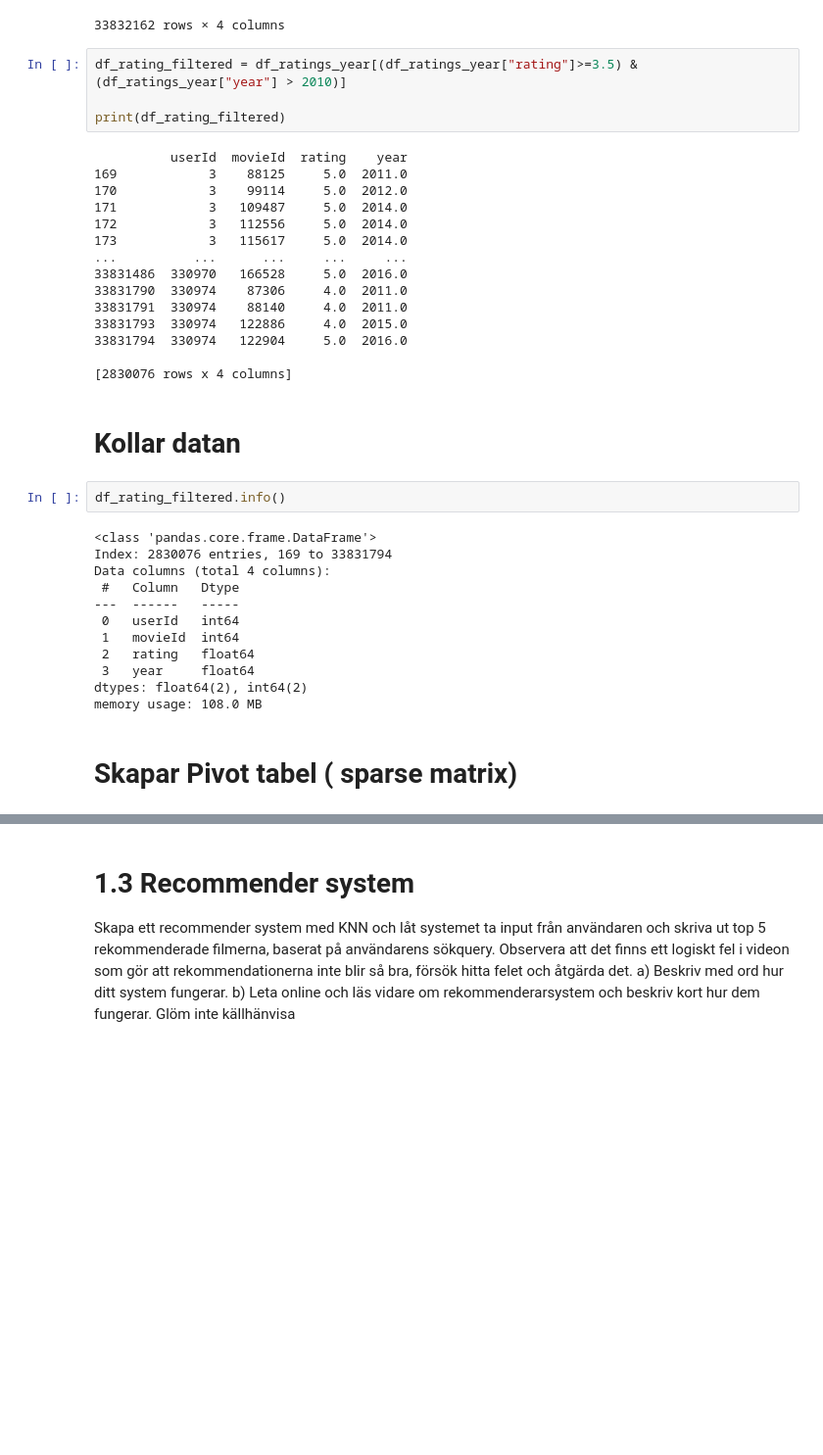
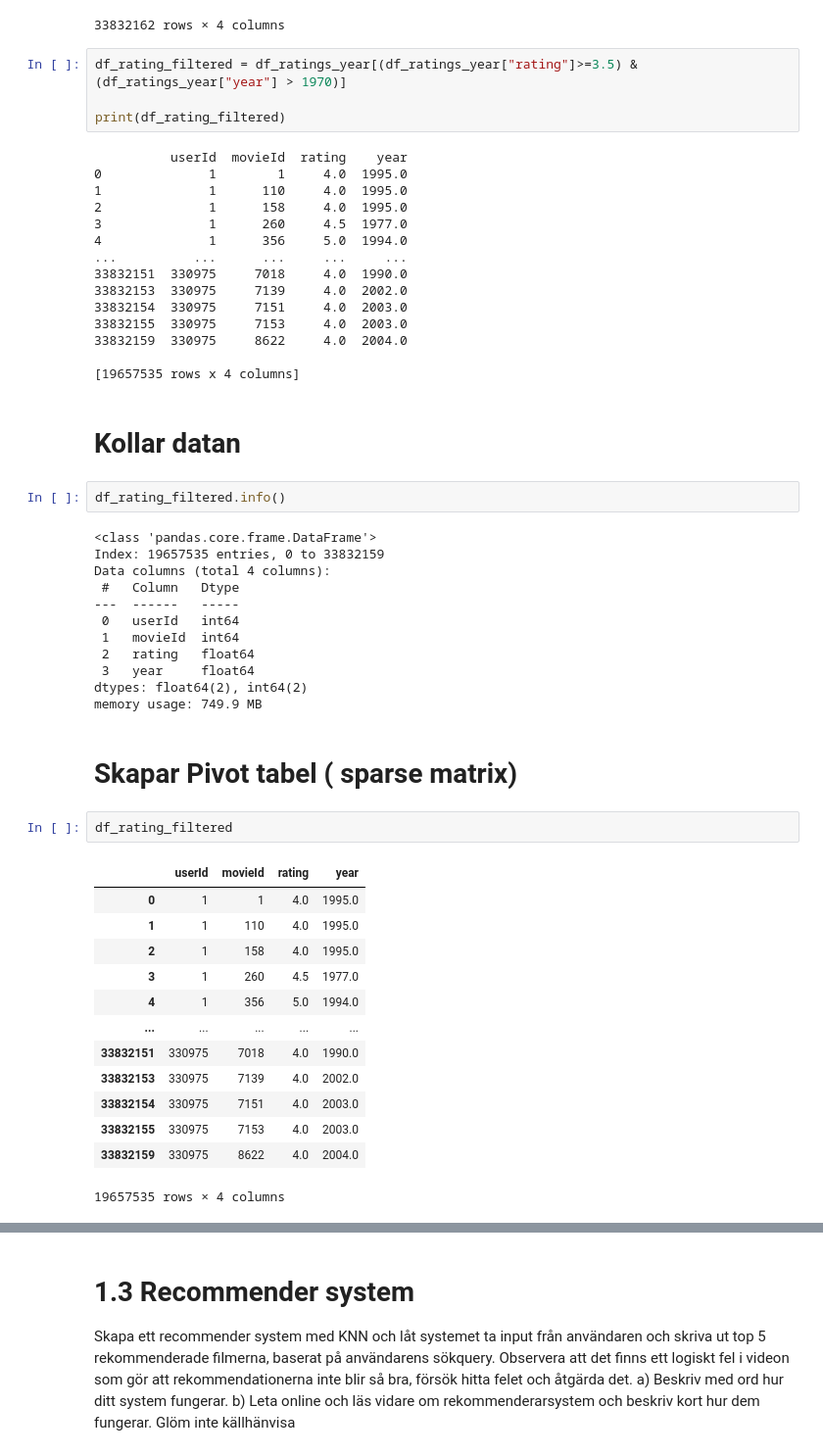
Before and after one commit to Zandri2k/Python-AI-Sandra-OPA23, a Jupyter notebook: labs/Labb_Maskininlärning.ipynb, the cells around one changed output, grey strips where cells are left out. Shown at 98% size. Cells and saved outputs as stored; diff of their text form; blank space fills up the shorter version.

```diff
--- a/labs/Labb_Maskininlärning.ipynb
+++ b/labs/Labb_Maskininlärning.ipynb
@@ -391,31 +391,31 @@ df_ratings_year
 | 33832161 | 330975 | 8783 | 2.5 | 2004.0 |
 33832162 rows × 4 columns
 # %%
-df_rating_filtered = df_ratings_year[(df_ratings_year["rating"]>=3.5) &(df_ratings_year["year"] > 2010)]
+df_rating_filtered = df_ratings_year[(df_ratings_year["rating"]>=3.5) &(df_ratings_year["year"] > 1970)]
 
 print(df_rating_filtered)
 # %% [output]
           userId  movieId  rating    year
-169            3    88125     5.0  2011.0
-170            3    99114     5.0  2012.0
-171            3   109487     5.0  2014.0
-172            3   112556     5.0  2014.0
-173            3   115617     5.0  2014.0
+0              1        1     4.0  1995.0
+1              1      110     4.0  1995.0
+2              1      158     4.0  1995.0
+3              1      260     4.5  1977.0
+4              1      356     5.0  1994.0
 ...          ...      ...     ...     ...
-33831486  330970   166528     5.0  2016.0
-33831790  330974    87306     4.0  2011.0
-33831791  330974    88140     4.0  2011.0
-33831793  330974   122886     4.0  2015.0
-33831794  330974   122904     5.0  2016.0
+33832151  330975     7018     4.0  1990.0
+33832153  330975     7139     4.0  2002.0
+33832154  330975     7151     4.0  2003.0
+33832155  330975     7153     4.0  2003.0
+33832159  330975     8622     4.0  2004.0
 
-[2830076 rows x 4 columns]
+[19657535 rows x 4 columns]
 # %% [markdown]
 # Kollar datan
 # %%
 df_rating_filtered.info()
 # %% [output]
 <class 'pandas.core.frame.DataFrame'>
-Index: 2830076 entries, 169 to 33831794
+Index: 19657535 entries, 0 to 33832159
 Data columns (total 4 columns):
  #   Column   Dtype
 ---  ------   -----
@@ -424,6 +424,22 @@ Data columns (total 4 columns):
  2   rating   float64
  3   year     float64
 dtypes: float64(2), int64(2)
-memory usage: 108.0 MB
+memory usage: 749.9 MB
 # %% [markdown]
 # Skapar Pivot tabel ( sparse matrix)
+# %%
+df_rating_filtered
+# %% [output]
+|  | userId | movieId | rating | year |
+| 0 | 1 | 1 | 4.0 | 1995.0 |
+| 1 | 1 | 110 | 4.0 | 1995.0 |
+| 2 | 1 | 158 | 4.0 | 1995.0 |
+| 3 | 1 | 260 | 4.5 | 1977.0 |
+| 4 | 1 | 356 | 5.0 | 1994.0 |
+| ... | ... | ... | ... | ... |
+| 33832151 | 330975 | 7018 | 4.0 | 1990.0 |
+| 33832153 | 330975 | 7139 | 4.0 | 2002.0 |
+| 33832154 | 330975 | 7151 | 4.0 | 2003.0 |
+| 33832155 | 330975 | 7153 | 4.0 | 2003.0 |
+| 33832159 | 330975 | 8622 | 4.0 | 2004.0 |
+19657535 rows × 4 columns
```
Also changed, not shown: parts of 5 cells of this notebook.
